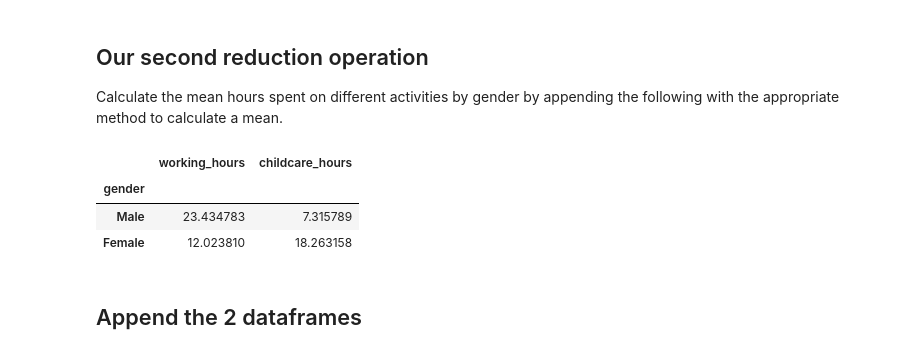
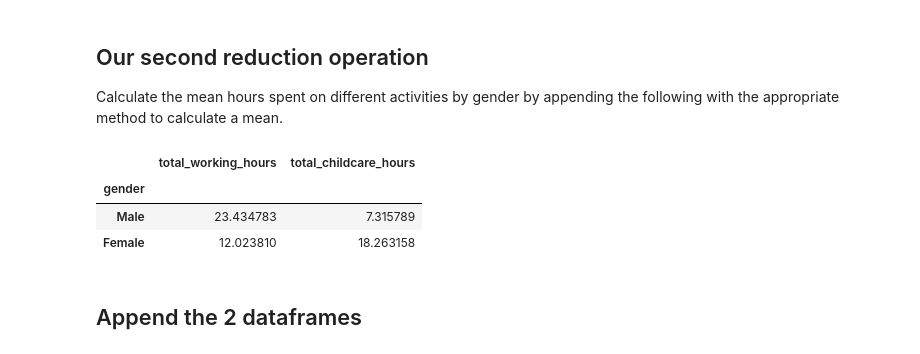
Before and after one commit to thanhan25/epp-materials, a Jupyter notebook: week-05/manage_data.ipynb, the cells around one changed output. Cells and saved outputs as stored; diff of their text form; code cells hidden in the pictures.

Commit message:
Minor changes when sum() the columns. Names changed, both datasets, total_working_hours and total_childcare_hours.

```diff
--- a/week-05/manage_data.ipynb
+++ b/week-05/manage_data.ipynb
@@ -127,8 +127,8 @@ Note that this is a very stateful transformation if you assign to the same varia
 nov_2019 = nov_2019.rename(
     columns={
         "geslacht": "gender",
-        "v1q1_v1col1": "working_hours",
-        "v1q5_v1col1": "childcare_hours",
+        "v1q1_v1col1": "total_working_hours",
+        "v1q5_v1col1": "total_childcare_hours",
         "nohouse_encr": "household_identifier",
         "nomem_encr": "member_identifier"
     }
@@ -215,5 +216,5 @@ array(['member_identifier', 'gender', 'working_hours', 'childcare_hours',
 # %%
-nov_2019 = nov_2019[['hh_id', 'ind_id', "gender", "working_hours", "childcare_hours"]]
+nov_2019 = nov_2019[['hh_id', 'ind_id', "gender", "total_working_hours", "total_childcare_hours"]]
 # %%
 nov_2019.head()
 # %% [output]
@@ -297,9 +298,9 @@ and it should be the same as the results from the self-defined function. Indeed,
 
 Calculate the mean hours spent on different activities by gender by appending the following with the appropriate method to calculate a mean.
 # %%
-nov_2019.groupby("gender")[["working_hours", "childcare_hours"]].mean()
+nov_2019.groupby("gender")[["total_working_hours", "total_childcare_hours"]].mean()
 # %% [output]
-|  | working_hours | childcare_hours |
+|  | total_working_hours | total_childcare_hours |
 | gender |  |  |
 | Male | 23.434783 | 7.315789 |
 | Female | 12.023810 | 18.263158 |
```
Also changed, not shown: parts of 14 cells of this notebook.
